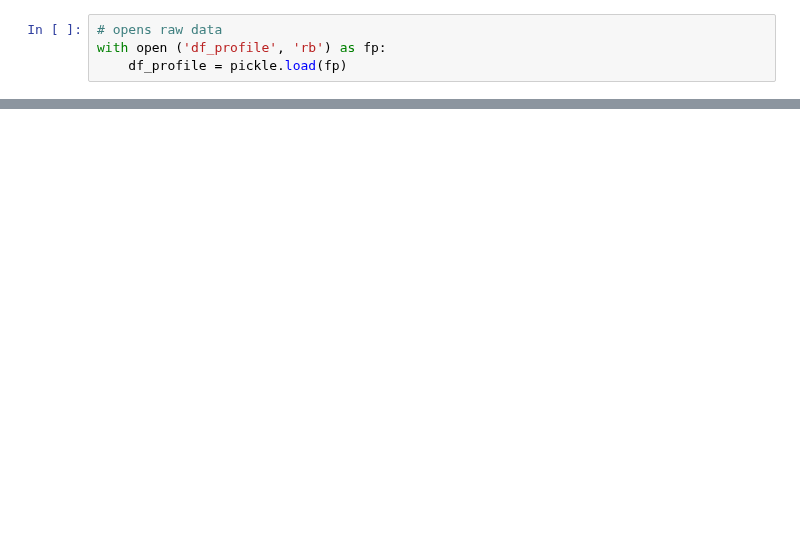
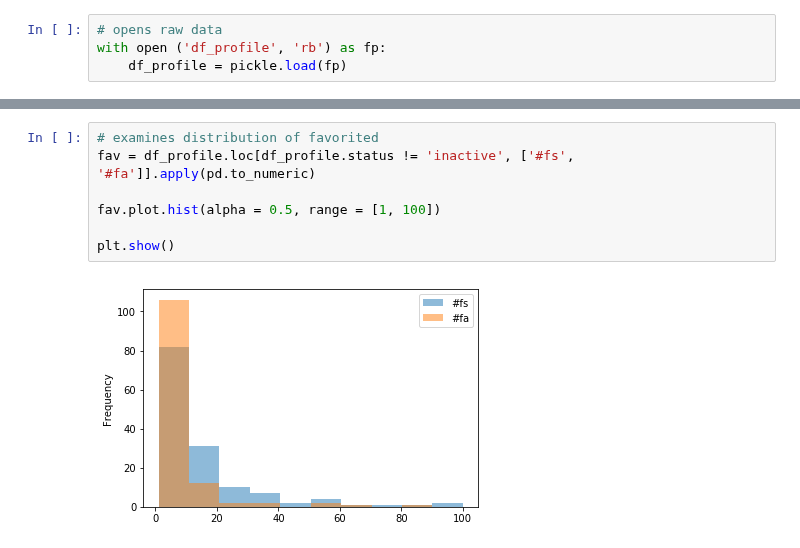
Before and after one commit to lily-tian/fanfictionstatistics, a Jupyter notebook: profile_analysis.ipynb, the cells around one changed output, grey strips where cells are left out. Cells and saved outputs as stored; diff of their text form; blank space fills up the shorter version.

```diff
--- a/profile_analysis.ipynb
+++ b/profile_analysis.ipynb
@@ -19,0 +47,9 @@ plt.show()
+# %%
+# examines distribution of favorited
+fav = df_profile.loc[df_profile.status != 'inactive', ['#fs', '#fa']].apply(pd.to_numeric)
+
+fav.plot.hist(alpha = 0.5, range = [1, 100])
+
+plt.show()
+# %% [output]
+[figure, added]
```
Also changed, not shown: parts of 5 cells of this notebook, 4 other files.
